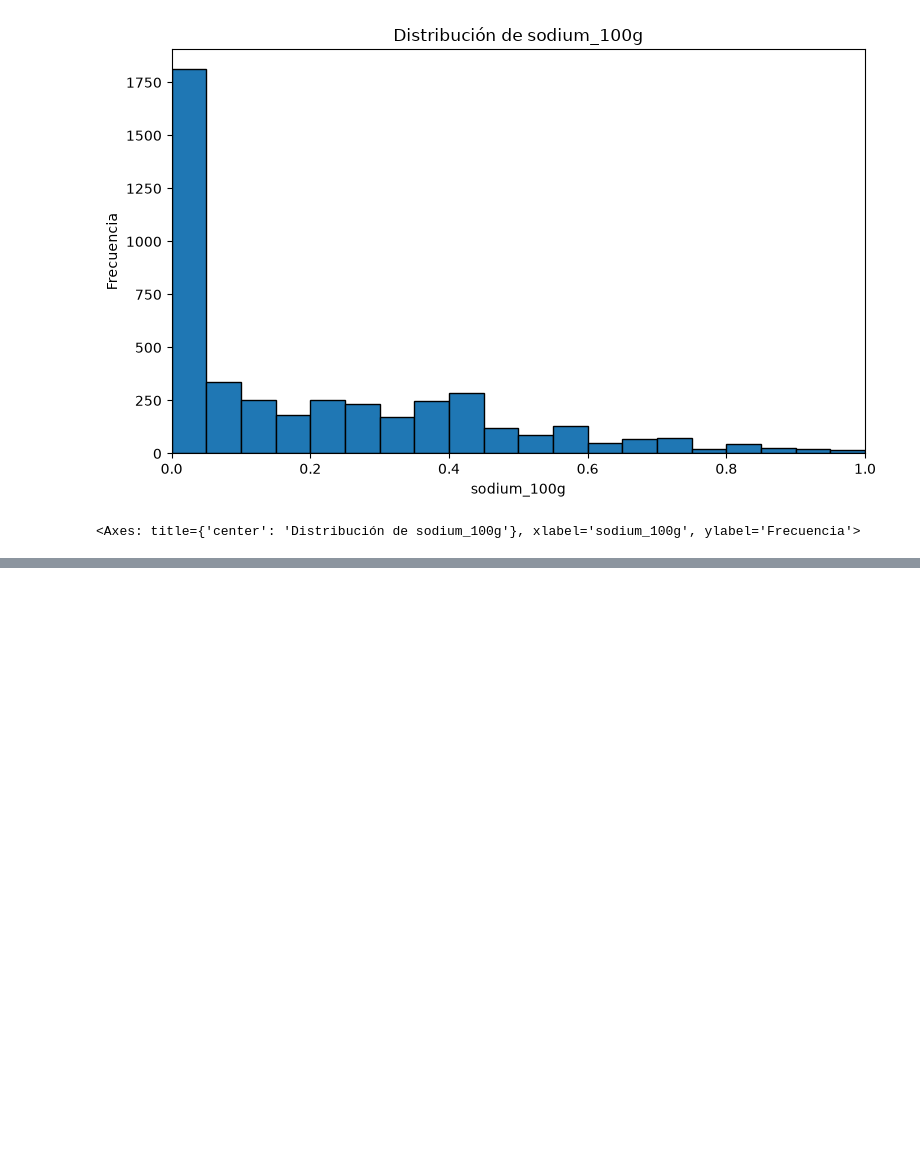
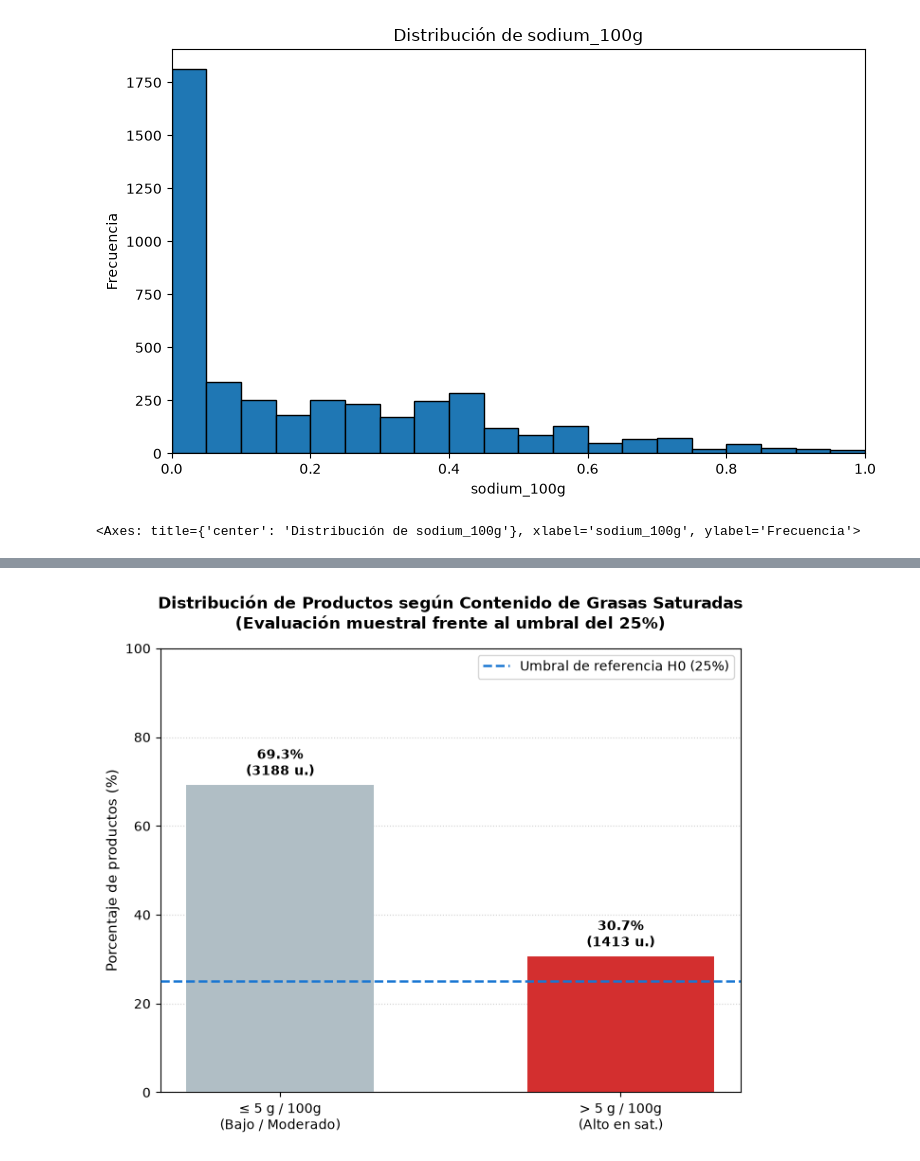
Before and after one commit to aitorHolzmann/fundamentos, a Jupyter notebook: TPE/analizando.ipynb, the cells around one changed output, grey strips where cells are left out. Drawn from its saved outputs; the diff is of its cells as text; code cells hidden in the pictures; blank space fills up the shorter version.

```diff
--- a/TPE/analizando.ipynb
+++ b/TPE/analizando.ipynb
@@ -536,3 +544,87 @@ histograma("sodium_100g", (0, 1), buckets=20)
 Valores fuera de (0, 1) en sodium_100g: 222
 [figure]
 <Axes: title={'center': 'Distribución de sodium_100g'}, xlabel='sodium_100g', ylabel='Frecuencia'>
+# %%
+import matplotlib.pyplot as plt
+import numpy as np
+import pandas as pd
+
+# 1. Definición de la muestra válida (excluyendo nulos e imposibilidades físicas)
+mascara_valida = (
+    df["saturated_fat_100g"].notna()
+    & (df["saturated_fat_100g"] >= 0)
+    & (df["saturated_fat_100g"] <= 100)
+    # Criterio de consistencia opcional: no superar grasa total
+    & (
+        df["saturated_fat_100g"] <= df["fat_100g"]
+        if "fat_100g" in df.columns
+        else True
+    )
+)
+
+submuestra = df[mascara_valida].copy()
+
+# 2. Dicotomización de la variable: > 5g según consigna
+submuestra["alto_grasas_sat"] = submuestra["saturated_fat_100g"] > 5
+
+n_total = len(submuestra)
+k_altos = submuestra["alto_grasas_sat"].sum()
+k_bajos = n_total - k_altos
+p_hat = k_altos / n_total
+
+print(f"--- Diagnóstico Muestral ---")
+print(f"Muestra efectiva analizada (n): {n_total}")
+print(f"Productos con ≤ 5g: {k_bajos} ({k_bajos / n_total * 100:.2f}%)")
+print(f"Productos con > 5g: {k_altos} ({p_hat * 100:.2f}%)")
+
+# 3. Visualización con Rigor Ético
+categorias = ["≤ 5 g / 100g\n(Bajo / Moderado)", "> 5 g / 100g\n(Alto en sat.)"]
+porcentajes = [(k_bajos / n_total) * 100, p_hat * 100]
+colores = [
+    "#B0BEC5",
+    "#D32F2F",
+]  # Gris atenuado vs Rojo destacado (Color Focus)
+
+fig, ax = plt.subplots(figsize=(7, 6))
+
+barras = ax.bar(categorias, porcentajes, color=colores, width=0.55, zorder=3)
+
+# Línea testigo del 25% (Hipótesis de referencia)
+ax.axhline(
+    y=25,
+    color="#1976D2",
+    linestyle="--",
+    linewidth=1.8,
+    label="Umbral de referencia H0 (25%)",
+    zorder=4,
+)
+
+# Etiquetas numéricas sobre las barras
+for bar in barras:
+    altura = bar.get_height()
+    ax.annotate(
+        f"{altura:.1f}%\n({int(round(altura * n_total / 100))} u.)",
+        xy=(bar.get_x() + bar.get_width() / 2, altura),
+        xytext=(0, 4),
+        textcoords="offset points",
+        ha="center",
+        va="bottom",
+        fontweight="bold",
+        fontsize=10,
+    )
+
+# Configuración de ejes honesta y descriptiva
+ax.set_ylim(0, 100)
+ax.set_ylabel("Porcentaje de productos (%)", fontsize=11)
+ax.set_title(
+    "Distribución de Productos según Contenido de Grasas Saturadas\n(Evaluación muestral frente al umbral del 25%)",
+    fontsize=12,
+    fontweight="bold",
+    pad=15,
+)
+ax.legend(loc="upper right", frameon=True)
+ax.grid(axis="y", linestyle=":", alpha=0.6, zorder=0)
+
+plt.tight_layout()
+plt.show()
+# %% [output]
@@ -538,0 +635 @@ Valores fuera de (0, 1) en sodium_100g: 222
+[figure, added]
```
Also changed, not shown: parts of 10 cells of this notebook.
